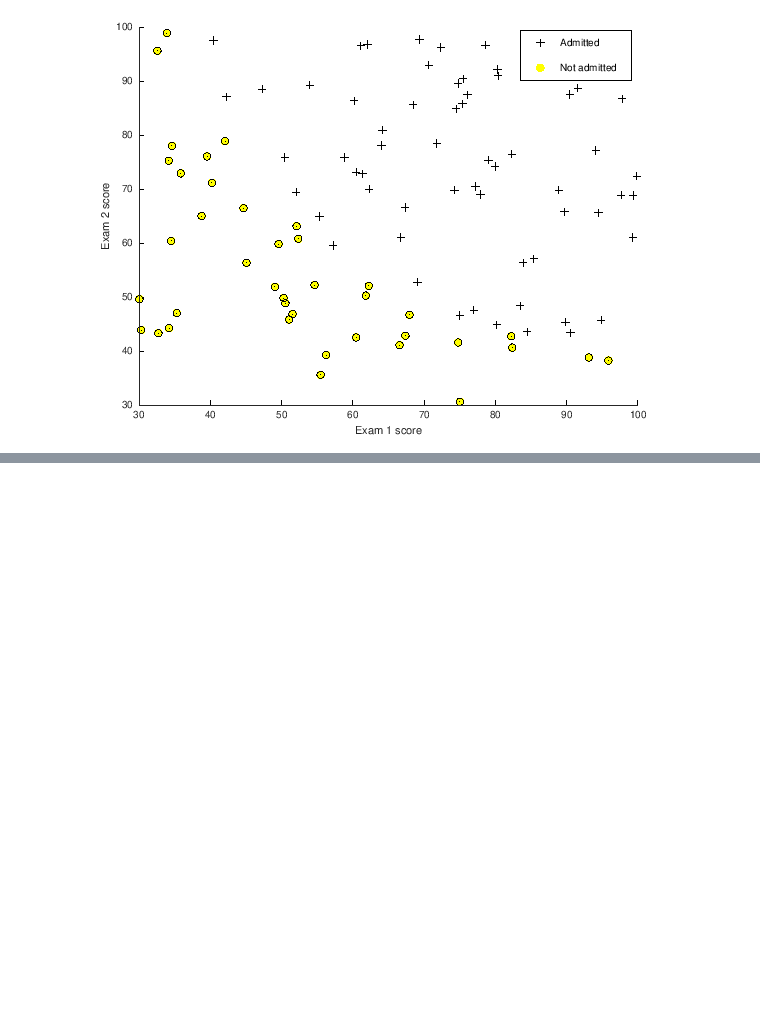
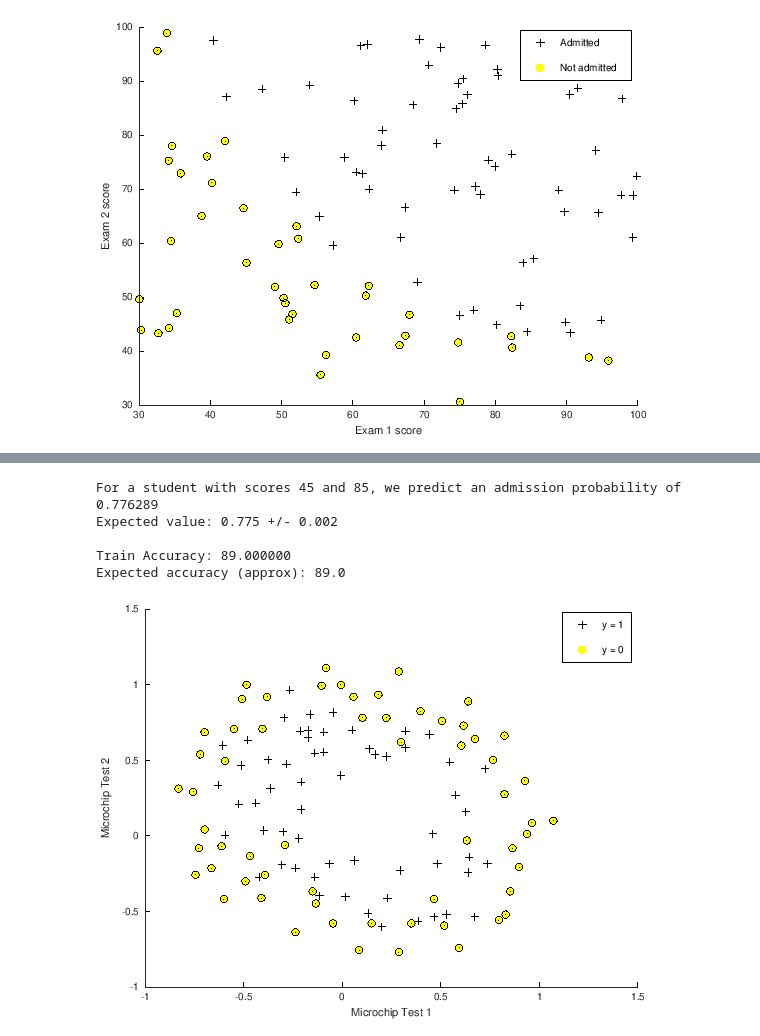
Before and after one commit to lincis/MAchineLearning, a Jupyter notebook: ex2/week3_ex.ipynb, the cells around one changed output, grey strips where cells are left out. Drawn from its saved outputs; the diff is of its cells as text; code cells hidden in the pictures; blank space fills up the shorter version.

```diff
--- a/ex2/week3_ex.ipynb
+++ b/ex2/week3_ex.ipynb
@@ -145,3 +148,79 @@ Expected theta (approx):
  0.206
  0.201
 [figure]
+# %%
+%% ============== Part 4: Predict and Accuracies ==============
+%  After learning the parameters, you'll like to use it to predict the outcomes
+%  on unseen data. In this part, you will use the logistic regression model
+%  to predict the probability that a student with score 45 on exam 1 and
+%  score 85 on exam 2 will be admitted.
+%
+%  Furthermore, you will compute the training and test set accuracies of
+%  our model.
+%
+%  Your task is to complete the code in predict.m
+
+%  Predict probability for a student with score 45 on exam 1
+%  and score 85 on exam 2
+
+prob = sigmoid([1 45 85] * theta);
+fprintf(['For a student with scores 45 and 85, we predict an admission ' ...
+         'probability of %f\n'], prob);
+fprintf('Expected value: 0.775 +/- 0.002\n\n');
+
+% Compute accuracy on our training set
+p = predict(theta, Xm);
+
+fprintf('Train Accuracy: %f\n', mean(double(p == y)) * 100);
+fprintf('Expected accuracy (approx): 89.0\n');
+fprintf('\n');
+# %% [output]
+For a student with scores 45 and 85, we predict an admission probability of 0.776289
+Expected value: 0.775 +/- 0.002
+
+Train Accuracy: 89.000000
+Expected accuracy (approx): 89.0
+# %%
+%% Machine Learning Online Class - Exercise 2: Logistic Regression
+%
+%  Instructions
+%  ------------
+%
+%  This file contains code that helps you get started on the second part
+%  of the exercise which covers regularization with logistic regression.
+%
+%  You will need to complete the following functions in this exericse:
+%
+%     sigmoid.m
+%     costFunction.m
+%     predict.m
+%     costFunctionReg.m
+%
+%  For this exercise, you will not need to change any code in this file,
+%  or any other files other than those mentioned above.
+%
+
+%% Initialization
+clear ; close all; clc
+
+%% Load Data
+%  The first two columns contains the X values and the third column
+%  contains the label (y).
+
+data = load('ex2data2.txt');
+X = data(:, [1, 2]); y = data(:, 3);
+
+plotData(X, y);
+
+% Put some labels
+hold on;
+
+% Labels and Legend
+xlabel('Microchip Test 1')
+ylabel('Microchip Test 2')
+
+% Specified in plot order
+legend('y = 1', 'y = 0')
+hold off;
+# %% [output]
+[figure, added]
```
Also changed, not shown: parts of 4 cells of this notebook, 4 other files.
